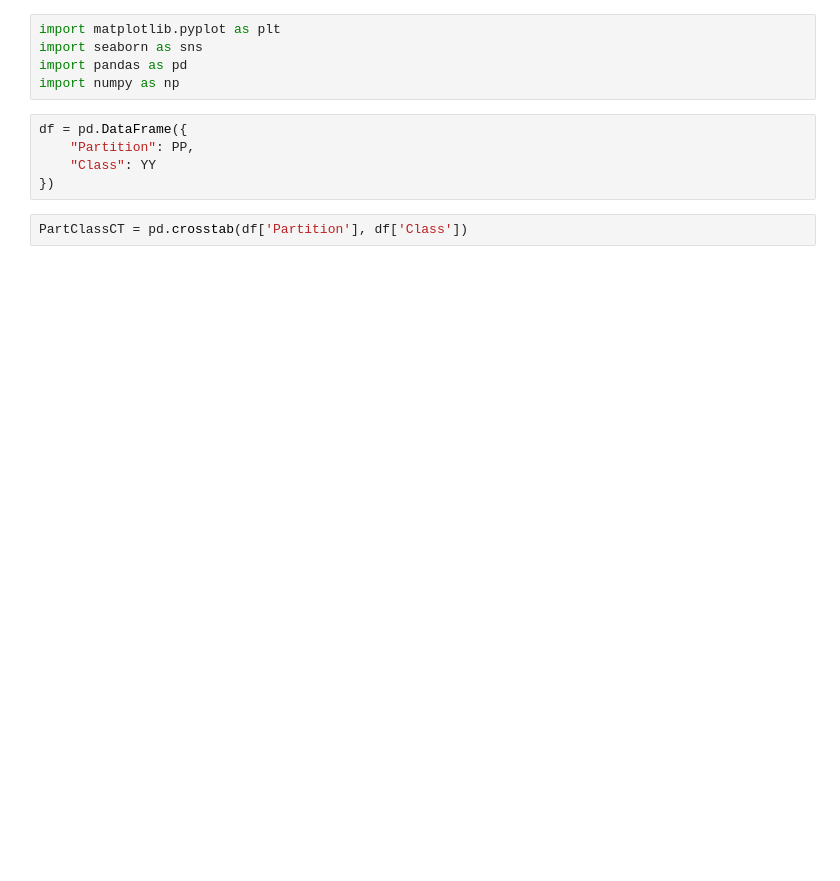
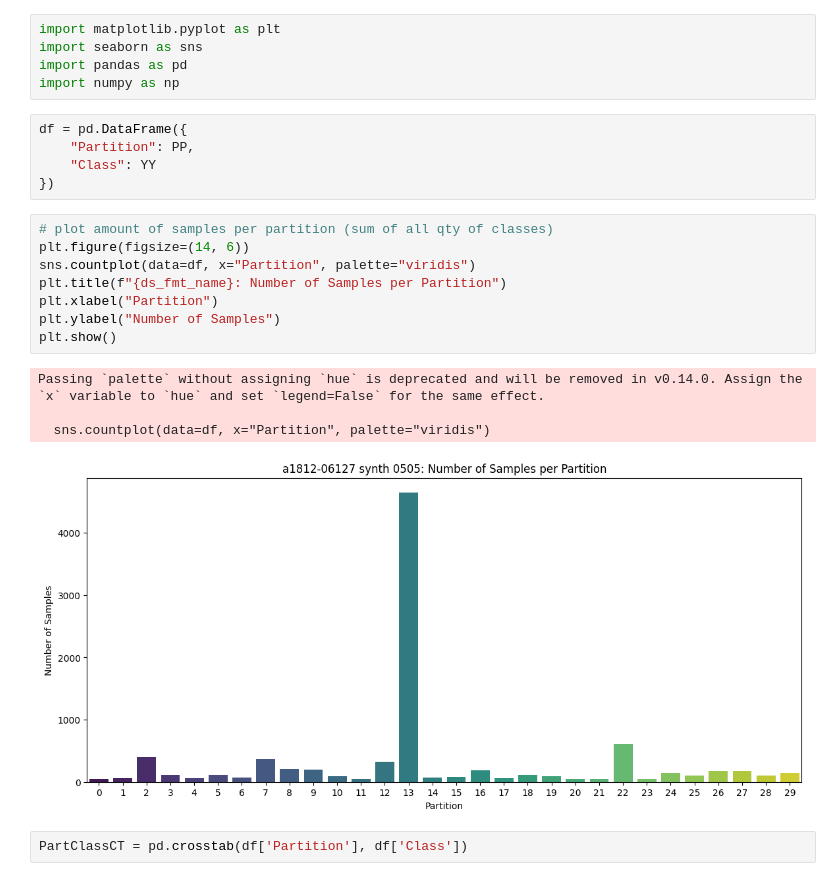
Before and after one commit to mamodev/FLME, a Jupyter notebook: paper/tools/data/ds_ana.ipynb, the cells around one changed output. Drawn from its saved outputs; the diff is of its cells as text; blank space fills up the shorter version.

```diff
--- a/paper/tools/data/ds_ana.ipynb
+++ b/paper/tools/data/ds_ana.ipynb
@@ -22,6 +57,19 @@ df = pd.DataFrame({
     "Partition": PP,
     "Class": YY
 })
+# %%
+# plot amount of samples per partition (sum of all qty of classes)
+plt.figure(figsize=(14, 6))
+sns.countplot(data=df, x="Partition", palette="viridis")
+plt.title(f"{ds_fmt_name}: Number of Samples per Partition")
+plt.xlabel("Partition")
+plt.ylabel("Number of Samples")
+plt.show()
+# %% [output]
+Passing `palette` without assigning `hue` is deprecated and will be removed in v0.14.0. Assign the `x` variable to `hue` and set `legend=False` for the same effect.
+
+  sns.countplot(data=df, x="Partition", palette="viridis")
+[figure, added]
 # %%
 PartClassCT = pd.crosstab(df['Partition'], df['Class'])
 # %%
```
Also changed, not shown: parts of 5 cells of this notebook, 16 other files.
